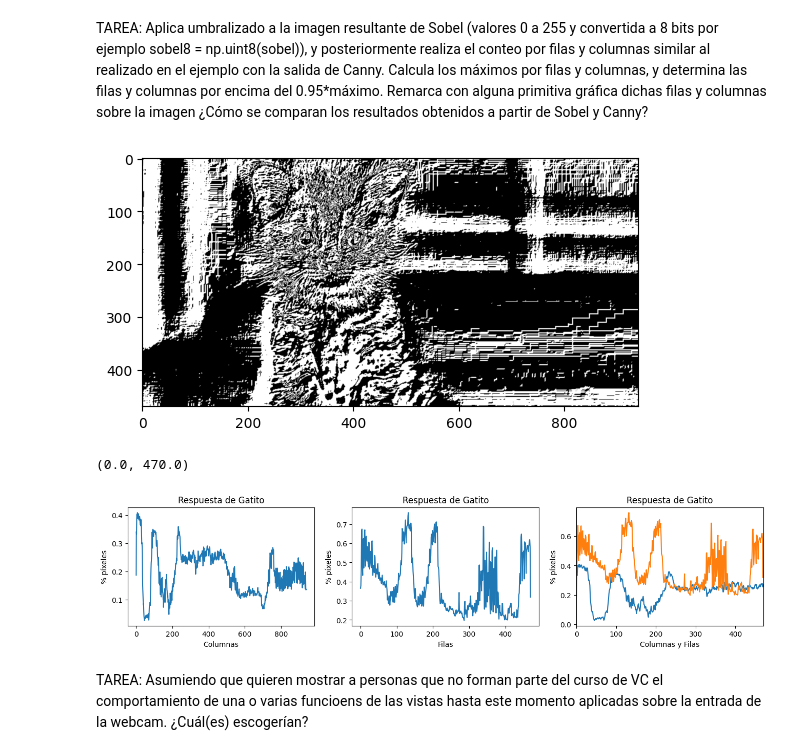
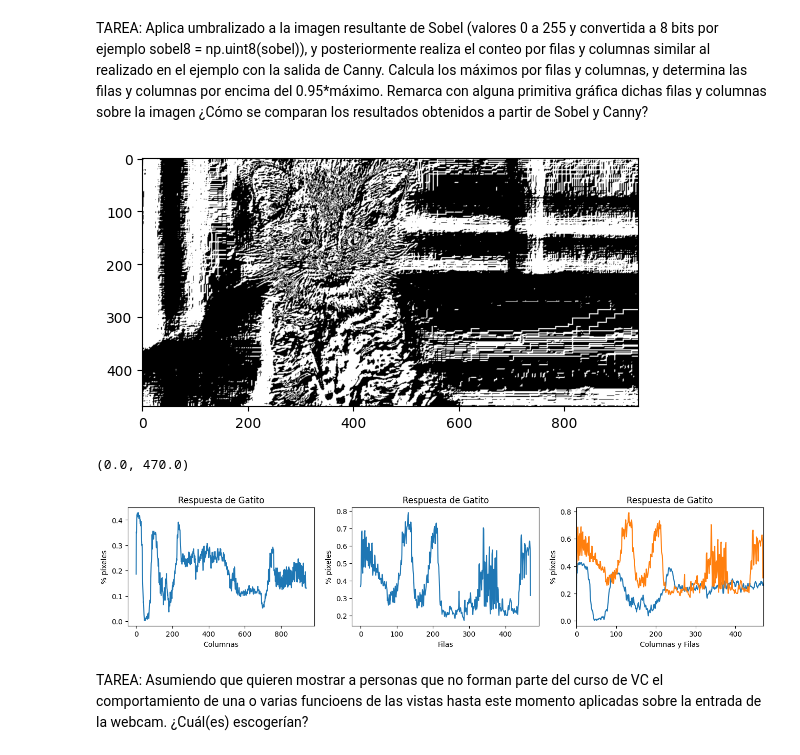
Before and after one commit to pablosanttanaa/VC, a Jupyter notebook: Práctica 2/P2/VC_P2.ipynb, the cells around one changed output. Cells and saved outputs as stored; diff of their text form; code cells hidden in the pictures.

```diff
--- a/Práctica 2/P2/VC_P2.ipynb
+++ b/Práctica 2/P2/VC_P2.ipynb
@@ -116,41 +116,40 @@ res, imagenUmbralizada = cv2.threshold(sobel8, valorUmbral, 255, cv2.THRESH_BINA
 plt.imshow(imagenUmbralizada, cmap='gray') #Visualiza con mapa de color gris
 plt.show()
 
-col_counts = cv2.reduce(sobel8, 0, cv2.REDUCE_SUM, dtype=cv2.CV_32SC1)
-fila_counts = cv2.reduce(sobel8, 1, cv2.REDUCE_SUM, dtype=cv2.CV_32SC1)
-
+col_counts = cv2.reduce(imagenUmbralizada, 0, cv2.REDUCE_SUM, dtype=cv2.CV_32SC1)
+fila_counts = cv2.reduce(imagenUmbralizada, 1, cv2.REDUCE_SUM, dtype=cv2.CV_32SC1)
 
 #Normaliza en base al número de filas y al valor máximo del píxel (255)
 #El resultado será el número de píxeles blancos por columna
-cols = col_counts[0] / (255 * sobel8.shape[1])
-filas = fila_counts[:,0] / (255 * sobel8.shape[1])
+cols = col_counts[0] / (255 * imagenUmbralizada.shape[1])
+filas = fila_counts[:,0] / (255 * imagenUmbralizada.shape[1])
 
 #Muestra dicha cuenta gráficamente
 plt.figure(figsize=(16, 3))
 plt.subplot(1, 3, 1)
 plt.title("Respuesta de Gatito")
 plt.xlabel("Columnas")
 plt.ylabel("% píxeles")
 plt.plot(cols)
 
 plt.subplot(1, 3, 2)
 plt.title("Respuesta de Gatito")
 plt.xlabel("Filas")
 plt.ylabel("% píxeles")
 plt.plot(filas)
 
 plt.subplot(1, 3, 3)
 plt.title("Respuesta de Gatito")
 plt.xlabel("Columnas y Filas")
 plt.ylabel("% píxeles")
 plt.plot(cols)
 plt.plot(filas)
 #Rango en x definido por las columnas
 plt.xlim([0, imagenUmbralizada.shape[0]])
 # %% [output]
 [figure]
 (0.0, 470.0)
-[figure, old version]
+[figure, new version]
 # %% [markdown]
 
 TAREA: Asumiendo que quieren mostrar a personas que no forman parte del curso de VC el comportamiento de una o varias funcioens de las vistas hasta este momento aplicadas sobre la entrada de la webcam. ¿Cuál(es) escogerían?
```
Also changed, not shown: parts of 2 cells of this notebook.
